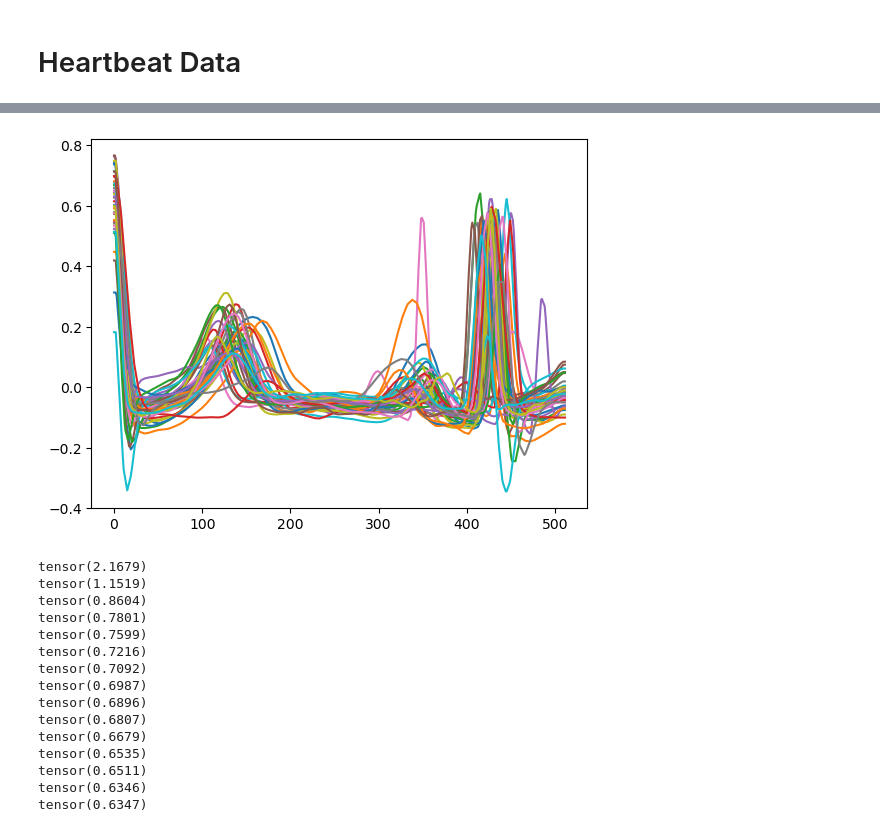
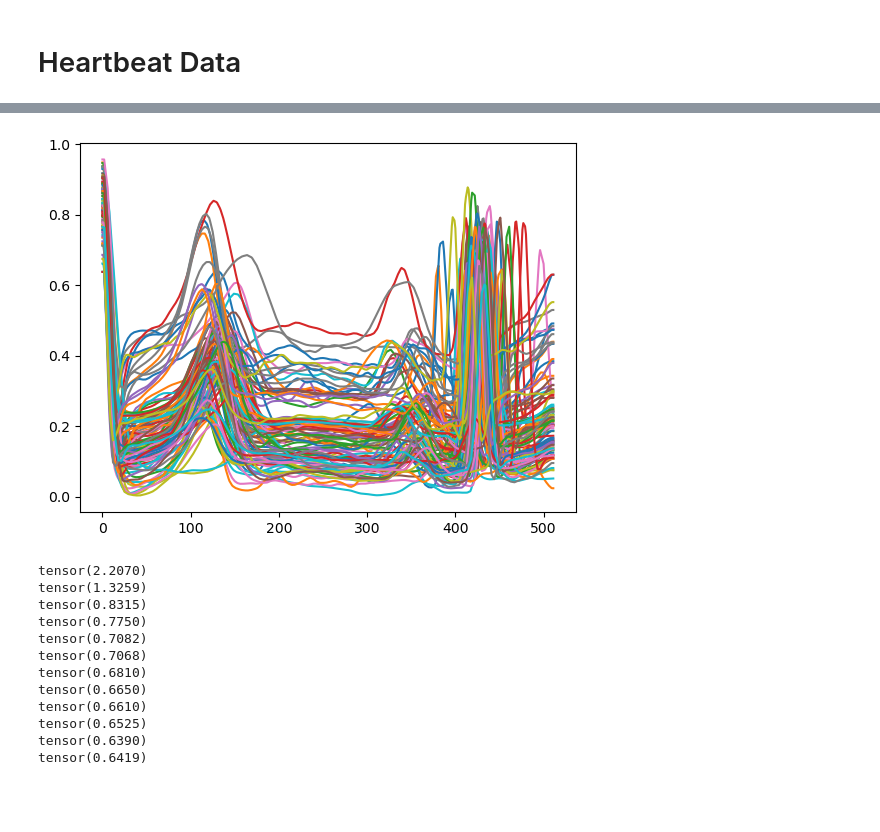
Before and after one commit to jorgenriseth/deepshape, a Jupyter notebook: notebooks/Discretized Functional Mean.ipynb, the cells around one changed output, grey strips where cells are left out. Drawn from its saved outputs; the diff is of its cells as text; code cells hidden in the pictures; blank space fills up the shorter version.

```diff
--- a/notebooks/Discretized Functional Mean.ipynb
+++ b/notebooks/Discretized Functional Mean.ipynb
@@ -158,7 +164,6 @@ def karcher_mean(X0, mu0=None, K=1024, TOL=1e-4, rndim=(5, 5)):
     else:
         mu = mu0
 
-    cond = False
     e0 = np.inf
     e1 = amplitude_mse(mu, Q)
 
@@ -232,36 +253,33 @@ def get_ecg_curve(df, idx, sigma=1.5, remove_trailing_zeros=True):
         return torch.tensor(y).reshape(-1, 1)
     return y.reshape(-1, 1)
 # %%
-num_funcs = 200
+num_funcs = 100
 X0 = resample_collection([
     FuncApprox(get_ecg_curve(dfn, i, sigma=1.2, remove_trailing_zeros=True))
     for i in torch.randint(0, high=dfn.shape[0], size=(num_funcs,))
-], k=1024)
+], k=512, centering=False)
 
 plt.plot(X0.transpose(1, 0))
 plt.show()
 # %% [output]
-[figure, old version]
+[figure, new version]
 # %%
 X = karcher_mean(X0, rndim=(7, 7))
 M0 = linear_mean(points_to_functional_collection(X0))
 M = linear_mean(points_to_functional_collection(X))
 # %% [output]
-tensor(2.1679)
-tensor(1.1519)
-tensor(0.8604)
-tensor(0.7801)
-tensor(0.7599)
-tensor(0.7216)
-tensor(0.7092)
-tensor(0.6987)
-tensor(0.6896)
-tensor(0.6807)
-tensor(0.6679)
-tensor(0.6535)
-tensor(0.6511)
-tensor(0.6346)
-tensor(0.6347)
+tensor(2.2070)
+tensor(1.3259)
+tensor(0.8315)
+tensor(0.7750)
+tensor(0.7082)
+tensor(0.7068)
+tensor(0.6810)
+tensor(0.6650)
+tensor(0.6610)
+tensor(0.6525)
+tensor(0.6390)
+tensor(0.6419)
 # %%
 fig, (ax0, ax1) = plt.subplots(1, 2, figsize=(14, 4))
 for i in range(X0.shape[0]):
```
Also changed, not shown: parts of 9 cells of this notebook.
